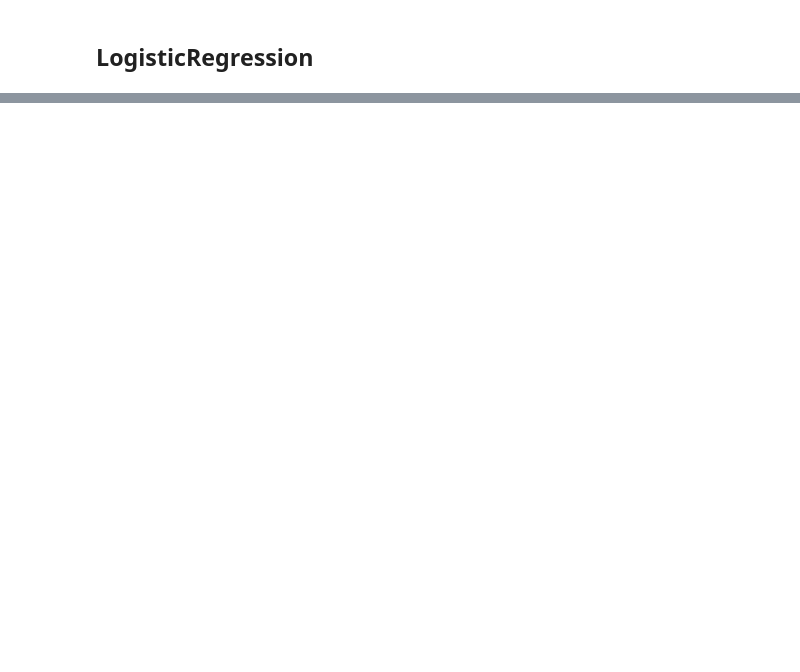
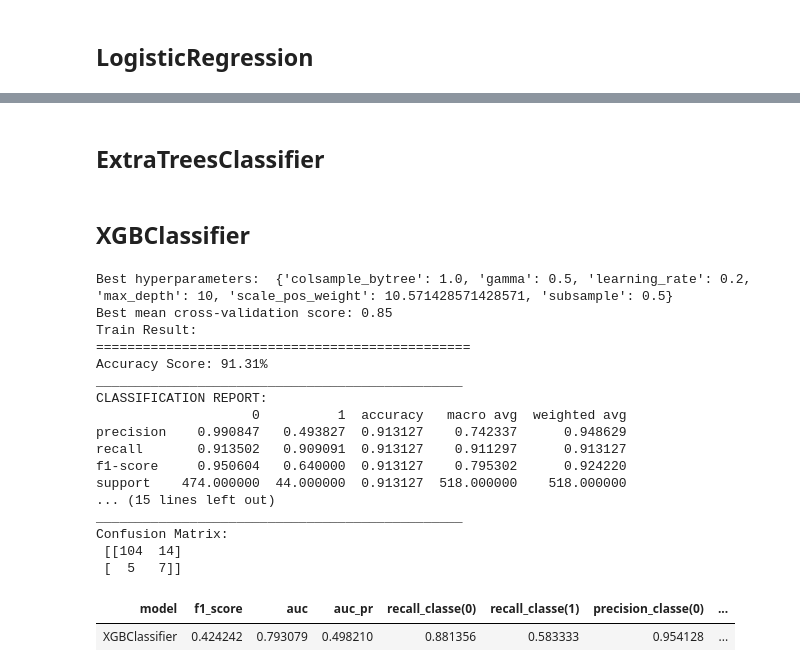
Before and after one commit to mounsifelatouch/cdd, a Jupyter notebook: notebooks/4_cdd_ml_part_4_models_building.ipynb, the cells around one changed output, grey strips where cells are left out. Saved outputs shown, nothing was run; the diff lists cells and outputs as text; code cells hidden in the pictures; blank space fills up the shorter version.

```diff
--- a/notebooks/4_cdd_ml_part_4_models_building.ipynb
+++ b/notebooks/4_cdd_ml_part_4_models_building.ipynb
@@ -544,0 +817,4 @@ joblib.dump(best_model, 'best_model.sav')
+# %%
+best_params_ros = []
+# %% [markdown]
+## **ExtraTreesClassifier**
@@ -544,0 +849,50 @@ joblib.dump(best_model, 'best_model.sav')
+# %% [markdown]
+## **XGBClassifier**
+# %%
+clf2 = xgb.XGBClassifier(objective='binary:logistic')
+param_grid = {'learning_rate' : [0.01, 0.1, 0.2],
+              'max_depth' : [3, 10, 25],
+              'gamma' : [0.1, 0.5, 1.0],
+              'subsample': [0.5, 0.8, 1.0],
+              'colsample_bytree': [0.5, 0.8, 1.0],
+              'scale_pos_weight': [1, imbalance_ratio]}
+
+# Define the GridSearchCV object with 5-fold cross-validation
+grid_search = GridSearchCV(clf2, param_grid=param_grid, cv=10, scoring='balanced_accuracy', n_jobs=-1)
+
+# Fit the GridSearchCV object with the training data
+grid_search.fit(X_train, y_train)
+best_params_ros.append(grid_search.best_params_)
+
+# Print the best hyperparameters and the corresponding mean cross-validation score
+print("Best hyperparameters: ", grid_search.best_params_)
+print("Best mean cross-validation score: {:.2f}".format(grid_search.best_score_))
+
+# Use the best hyperparameters to fit the model to the training data
+clf_best = xgb.XGBClassifier(**grid_search.best_params_, objective='binary:logistic')
+model2 = clf_best.fit(X_train, y_train)
+
+clf2 = print_auc(model2, X_train, y_train, X_test, y_test, 'XGBClassifier')
+df2 = pd.DataFrame(data=[['XGBClassifier', clf2['f1'], clf2['auc'], clf2['auc_pr'], clf2['recall_sc'][0], clf2['recall_sc'][1], clf2['precision_sc'][0], clf2['precision_sc'][1]]],
+                          columns=['model', 'f1_score', 'auc', 'auc_pr', 'recall_classe(0)', 'recall_classe(1)', 'precision_classe(0)', 'precision_classe(1)'])
+df2.style.hide_index()
+# %% [output]
+Best hyperparameters:  {'colsample_bytree': 1.0, 'gamma': 0.5, 'learning_rate': 0.2, 'max_depth': 10, 'scale_pos_weight': 10.571428571428571, 'subsample': 0.5}
+Best mean cross-validation score: 0.85
+Train Result:
+================================================
+Accuracy Score: 91.31%
+_______________________________________________
+CLASSIFICATION REPORT:
+                    0          1  accuracy   macro avg  weighted avg
+precision    0.990847   0.493827  0.913127    0.742337      0.948629
+recall       0.913502   0.909091  0.913127    0.911297      0.913127
+f1-score     0.950604   0.640000  0.913127    0.795302      0.924220
+support    474.000000  44.000000  0.913127  518.000000    518.000000
+... (15 lines left out)
+_______________________________________________
+Confusion Matrix:
+ [[104  14]
+ [  5   7]]
+| model | f1_score | auc | auc_pr | recall_classe(0) | recall_classe(1) | precision_classe(0) | ... |
+| XGBClassifier | 0.424242 | 0.793079 | 0.498210 | 0.881356 | 0.583333 | 0.954128 | ... |
```
Also changed, not shown: parts of 72 cells of this notebook.
